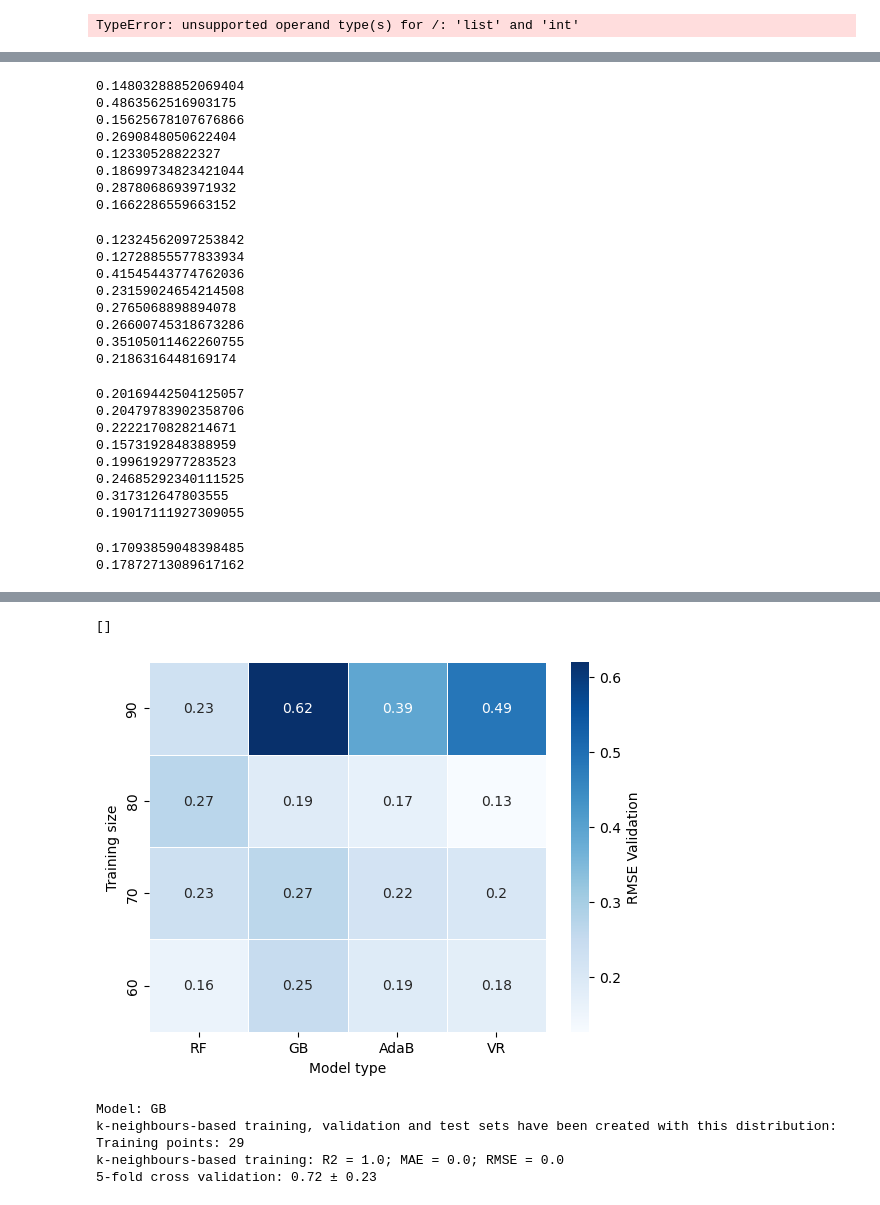
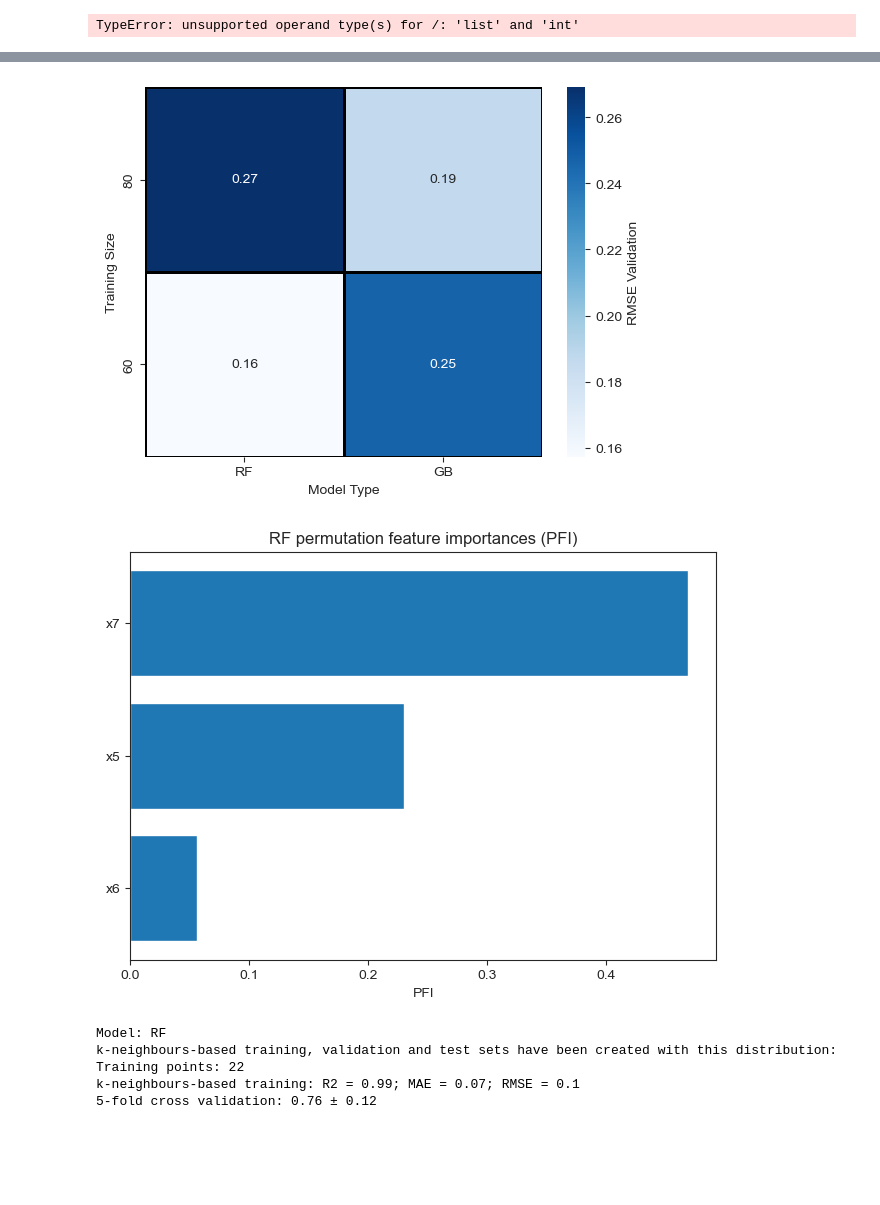
Before and after one commit to jvalegre/robert, a Jupyter notebook: Robert_GEN_v1.0.ipynb, the cells around one changed output, grey strips where cells are left out. Cells and saved outputs as stored; diff of their text form; code cells hidden in the pictures; blank space fills up the shorter version.

```diff
--- a/Robert_GEN_v1.0.ipynb
+++ b/Robert_GEN_v1.0.ipynb
@@ -43,8 +43,7 @@ correlation_y_threshold = 0.02 # (only use descriptors that correlate with R**2
 correlation_x_threshold = 0.85 # (only use descriptors that don't correlate with R**2 > 0.85 with other descriptors)
 
 # training set proportion
-training_size = [90,80,70,60]
-# training_size = [60,80] # relative to the training set proportion (i.e. 40 = 40% training data)
+training_size = [60,80] # relative to the training set proportion (i.e. 40 = 40% training data)
 
 # mode for splitting data. Methods available:
 # 1. k-neighbours clustering-based splitting (KN)
@@ -58,8 +57,7 @@ split_mode = 'KN'
 # 4. AdaBoost regressor ('AdaB')
 # 5. MLP regressor neural network ('NN')
 # 6. Voting regressor combining RF, GB and NN ('VR')
-model_type = ['RF', 'GB', 'AdaB','VR']
-# model_type = ['RF', 'GB']
+model_type = ['RF','GB']
 
 # type of prediction:
 # 1. Regressor ('reg')
@@ -227,7 +225,7 @@ for size in training_size:
             #print_model_stats(MODEL,X_train_scaled,X_validation_scaled,accuracy_train,f1score_train,mcc_train,accuracy_validation,f1score_validation,mcc_validation,prediction_type,cv_score,cv_kfold,None)
         # calculate the permutation feature importance (PFI) of the descriptors in the
         # model and generates a new dataset
-        print(rmse_validation)
+        # print(rmse_validation)
         # PFI function
         combined_descriptor_list = PFI_workflow(X,MODEL,best_parameters_df,X_train_scaled,y_train,X_validation_scaled,y_validation,n_repeats,per_cent_PFI_filter,False,prediction_type,PFI_filtering)
 
@@ -268,14 +266,13 @@ for size in training_size:
         if prediction_type == 'reg':
             # calculate R2, MAE and RMSE for train and validation sets
             r2_train_PFI,mae_train_PFI,rmse_train_PFI,r2_validation_PFI,mae_validation_PFI,rmse_validation_PFI,y_pred_train_PFI,y_pred_validation_PFI = predictor_workflow(random_init,MODEL,best_parameters_df,X_train_PFI_scaled,y_train_PFI,X_validation_PFI_scaled,y_validation_PFI,prediction_type,size)
-            print(rmse_validation_PFI)
+            # print(rmse_validation_PFI)
             # calculates k-fold cross validation
             cv_score = cross_val_calc(random_init,MODEL,best_parameters_df,X_train_PFI_scaled,y_train_PFI,prediction_type,cv_kfold)
             # print stats
             #print_model_stats(MODEL,X_train_PFI_scaled,X_validation_PFI_scaled,r2_train_PFI,mae_train_PFI,rmse_train_PFI,r2_validation_PFI,mae_validation_PFI,rmse_validation_PFI,prediction_type,cv_score,cv_kfold,'Robert_results.txt')
             # data of the model
-            models_data_indiv = [MODEL, best_parameters_df, r2_train_PFI,mae_train_PFI,rmse_train_PFI,r2_validation_PFI,mae_validation_PFI,rmse_validation_PFI,rmse_validation,X_train_PFI_scaled,X_train_scaled,y_pred_train_PFI,y_pred_validation_PFI, cv_score]
-
+            models_data_indiv = [MODEL, best_parameters_df, r2_train_PFI,mae_train_PFI,rmse_train_PFI,r2_validation_PFI,mae_validation_PFI,rmse_validation_PFI,rmse_validation,X_train_PFI_scaled,X_train_scaled,y_pred_train_PFI,y_pred_validation_PFI, cv_score,X_validation_PFI_scaled,prediction_type,cv_kfold,'Robert_results.txt',y_train_PFI,y_validation_PFI]
         elif prediction_type == 'clas':
             # calculate accuracy, F1 score and MCC for train and validation sets
             accuracy_train_PFI,f1score_train_PFI,mcc_train_PFI,accuracy_validation_PFI,f1score_validation_PFI,mcc_validation_PFI,y_pred_train_PFI,y_pred_validation_PFI = predictor_workflow(random_init,MODEL,best_parameters_df,X_train_PFI_scaled,y_train_PFI,X_validation_PFI_scaled,y_validation_PFI,prediction_type,size)
@@ -300,7 +297,7 @@ def optimal_model(size_data):
             # rmse from PFI models
             if rmse_validation[7] < min_rmse:
                 min_rmse=rmse_validation[7]
-                best_model=[rmse_validation[0], models_data[0]]
+                best_model=rmse_validation
             # rmse from models without the PFI filter
             rmse_no_PFI.append(rmse_validation[8])
 
@@ -308,13 +305,13 @@ def optimal_model(size_data):
         # print(size_data[0][1][0][9].columns)
         len_PFI = len(size_data[0][1][0][9].columns)
         len_no_PFI = len(size_data[0][1][0][10].columns)
-        print(f"x  Warning! Error lower without PFI filter (no PFI: RMSE = {round(min(rmse_no_PFI),2)} with {len_no_PFI} variables; with PFI filter: {round(min_rmse,2)} with {len_PFI} variables consider using PFI_filtering=False")
+        print(f"x  Warning! Error lower without PFI filter (no PFI: RMSE = {round(min(rmse_no_PFI),2)} with {len_no_PFI} variables; with PFI filter: {round(min_rmse,2)} with {len_PFI} variables) consider using PFI_filtering=False")
 
     return best_model
 best_model = optimal_model(size_data)
-print(f"The optimal model is {best_model}")
-
-#Obtaning all rmse_validation_PFI values from all models/training size
+print(f"The optimal model is {best_model[0]}")
+#print_model_stats(MODEL,X_train_PFI_scaled,X_validation_PFI_scaled,r2_train_PFI,mae_train_PFI,rmse_train_PFI,r2_validation_PFI,mae_validation_PFI,rmse_validation_PFI,prediction_type,cv_score,cv_kfold,'Robert_results.txt')
+print_model_stats(best_model[0],best_model[9],best_model[14],best_model[2],best_model[3],best_model[4],best_model[5],best_model[6],best_model[7],prediction_type,best_model[13],best_model[16],best_model[17])
 plot_data=[]
 for models_data in size_data:
     plot_data_indv=0
@@ -331,7 +328,7 @@ df_plot = df_plot.sort_index(ascending=False)
 
 # print(df_plot)
 # sb.heatmap(df_plot, annot=True,linewidth=.5,cmap="crest")
-ax = sb.heatmap(df_plot, annot=True,linewidth=.5,cmap="Blues",cbar_kws={'label': 'RMSE Validation'})
-ax.set(xlabel="Model type", ylabel="Training size")
+ax = sb.heatmap(df_plot, annot=True,linewidth=1, cmap="Blues", cbar_kws={'label': 'RMSE Validation'},linecolor="Black")
+ax.set(xlabel="Model Type", ylabel="Training Size")
 ax.plot()
 # %% [output]
@@ -344,26 +351,0 @@ ax.plot()
-0.14803288852069404
-0.4863562516903175
-0.15625678107676866
-0.2690848050622404
-0.12330528822327
-0.18699734823421044
-0.2878068693971932
-0.1662286559663152
-0.12324562097253842
-0.12728855577833934
-0.41545443774762036
-0.23159024654214508
-0.2765068898894078
-0.26600745318673286
-0.35105011462260755
-0.2186316448169174
-0.20169442504125057
-0.20479783902358706
-0.2222170828214671
-0.1573192848388959
-0.1996192977283523
-0.24685292340111525
-0.317312647803555
-0.19017111927309055
-0.17093859048398485
-0.17872713089617162
@@ -372,5 +352,5 @@ The optimal model is ['VR', 80]
-[]
-[figure, old version]
+[figure, new version]
+[figure, added]
 # %%
 # run the best model from hyperopt and calculates its efficiency
 
@@ -390,11 +370,11 @@ elif prediction_type == 'clas':
     # print stats
     print_model_stats(MODEL,X_train_scaled,X_validation_scaled,accuracy_train,f1score_train,mcc_train,accuracy_validation,f1score_validation,mcc_validation,prediction_type,cv_score,cv_kfold,None)
 # %% [output]
-Model: GB
+Model: RF
 k-neighbours-based training, validation and test sets have been created with this distribution:
-Training points: 29
-k-neighbours-based training: R2 = 1.0; MAE = 0.0; RMSE = 0.0
-5-fold cross validation: 0.72 ± 0.23
+Training points: 22
+k-neighbours-based training: R2 = 0.99; MAE = 0.07; RMSE = 0.1
+5-fold cross validation: 0.76 ± 0.12
 # %%
 # calculate the permutation feature importance (PFI) of the descriptors in the
 # model and generates a new dataset
```
Also changed, not shown: parts of 3 cells of this notebook, 4 other files.
